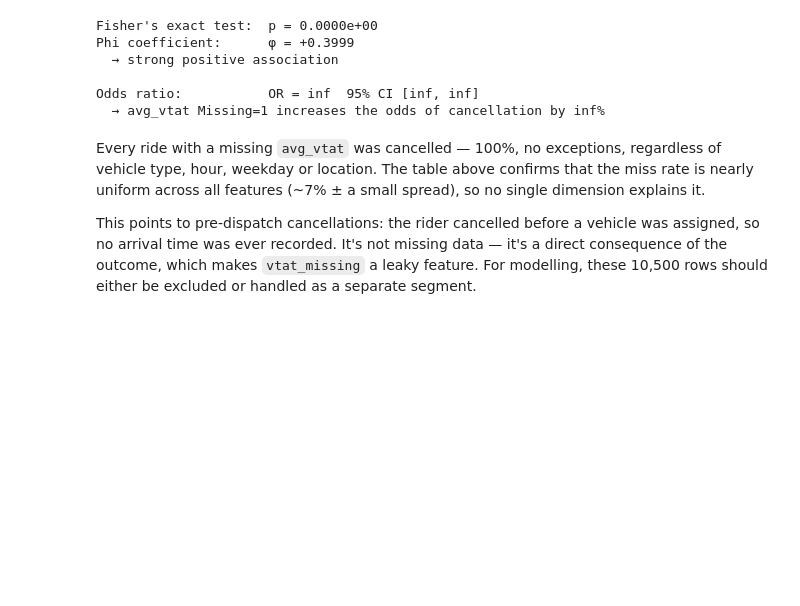
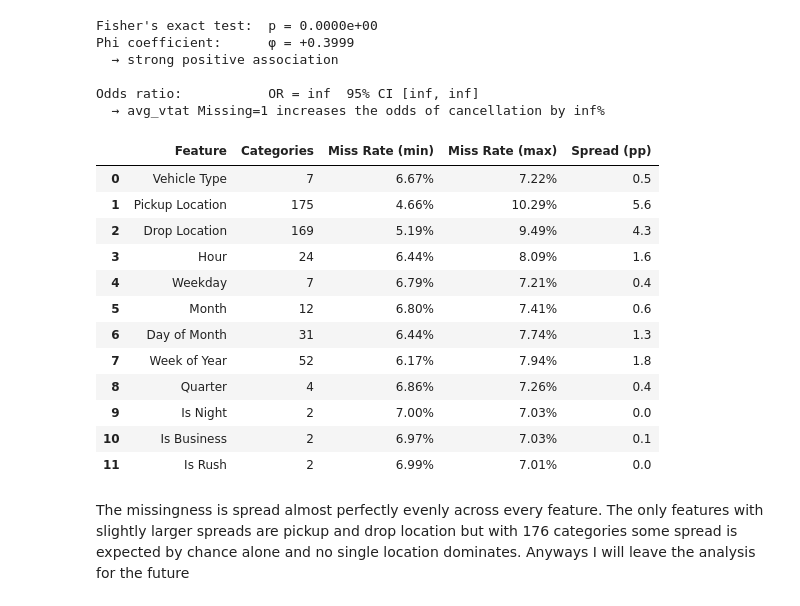
Before and after one commit to amaldu/uber-ride-cancellation-prediction, a Jupyter notebook: uber-analysis/notebooks/05_bivar_eda.ipynb, the cells around one changed output. Cells and saved outputs as stored; diff of their text form; code cells hidden in the pictures; blank space fills up the shorter version.

Commit message:
update bivariate EDA: add avg_vtat missingness analysis, refine commentaries and fix binary_vs_binary usage
Made-with: Cursor

```diff
--- a/uber-analysis/notebooks/05_bivar_eda.ipynb
+++ b/uber-analysis/notebooks/05_bivar_eda.ipynb
@@ -826,27 +820,47 @@ Phi coefficient:      φ = +0.3999
 Odds ratio:           OR = inf  95% CI [inf, inf]
   → avg_vtat Missing=1 increases the odds of cancellation by inf%
 # %%
+features_to_check = [
+    ("vehicle_type", "Vehicle Type"),
+    ("pickup_location", "Pickup Location"),
+    ("drop_location", "Drop Location"),
+    ("hour", "Hour"),
+    ("weekday", "Weekday"),
+    ("month", "Month"),
+    ("day_of_month", "Day of Month"),
+    ("week_of_year", "Week of Year"),
+    ("quarter", "Quarter"),
+    ("is_night", "Is Night"),
+    ("is_business", "Is Business"),
+    ("is_rush", "Is Rush"),
+]
+
 miss_summary = []
-for col, label in [("vehicle_type", "Vehicle Type"), ("hour", "Hour"),
-                    ("weekday", "Weekday"), ("pickup_location", "Pickup Location")]:
+for col, label in features_to_check:
     grp = df.groupby(col, observed=True)["vtat_missing"].mean()
     miss_summary.append({
         "Feature": label,
-        "Categories": f"{grp.nunique()}",
+        "Categories": grp.nunique(),
         "Miss Rate (min)": f"{grp.min():.2%}",
         "Miss Rate (max)": f"{grp.max():.2%}",
-        "Spread": f"{grp.max() - grp.min():.2%}",
+        "Spread (pp)": f"{(grp.max() - grp.min()) * 100:.1f}",
     })
 
 miss_df = pd.DataFrame(miss_summary)
-display(miss_df)
-
-cancel_in_missing = (df[df["vtat_missing"] == 1]
-                     .groupby("vehicle_type", observed=True)["is_cancelled"]
-                     .mean())
-print(f"\nCancel rate among missing-vtat rides: {cancel_in_missing.unique()[0]:.0%} "
-      f"(identical across all {len(cancel_in_missing)} vehicle types)")
+miss_df
+# %% [output]
+|  | Feature | Categories | Miss Rate (min) | Miss Rate (max) | Spread (pp) |
+| 0 | Vehicle Type | 7 | 6.67% | 7.22% | 0.5 |
+| 1 | Pickup Location | 175 | 4.66% | 10.29% | 5.6 |
+| 2 | Drop Location | 169 | 5.19% | 9.49% | 4.3 |
+| 3 | Hour | 24 | 6.44% | 8.09% | 1.6 |
+| 4 | Weekday | 7 | 6.79% | 7.21% | 0.4 |
+| 5 | Month | 12 | 6.80% | 7.41% | 0.6 |
+| 6 | Day of Month | 31 | 6.44% | 7.74% | 1.3 |
+| 7 | Week of Year | 52 | 6.17% | 7.94% | 1.8 |
+| 8 | Quarter | 4 | 6.86% | 7.26% | 0.4 |
+| 9 | Is Night | 2 | 7.00% | 7.03% | 0.0 |
+| 10 | Is Business | 2 | 6.97% | 7.03% | 0.1 |
+| 11 | Is Rush | 2 | 6.99% | 7.01% | 0.0 |
 # %% [markdown]
-Every ride with a missing `avg_vtat` was cancelled — 100%, no exceptions, regardless of vehicle type, hour, weekday or location. The table above confirms that the miss rate is nearly uniform across all features (~7% ± a small spread), so no single dimension explains it.
-
-This points to pre-dispatch cancellations: the rider cancelled before a vehicle was assigned, so no arrival time was ever recorded. It's not missing data — it's a direct consequence of the outcome, which makes `vtat_missing` a leaky feature. For modelling, these 10,500 rows should either be excluded or handled as a separate segment.
+The missingness is spread almost perfectly evenly across every feature. The only features with slightly larger spreads are pickup and drop location but with 176 categories some spread is expected by chance alone and no single location dominates. Anyways I will leave the analysis for the future
```
Also changed, not shown: parts of 11 cells of this notebook.
